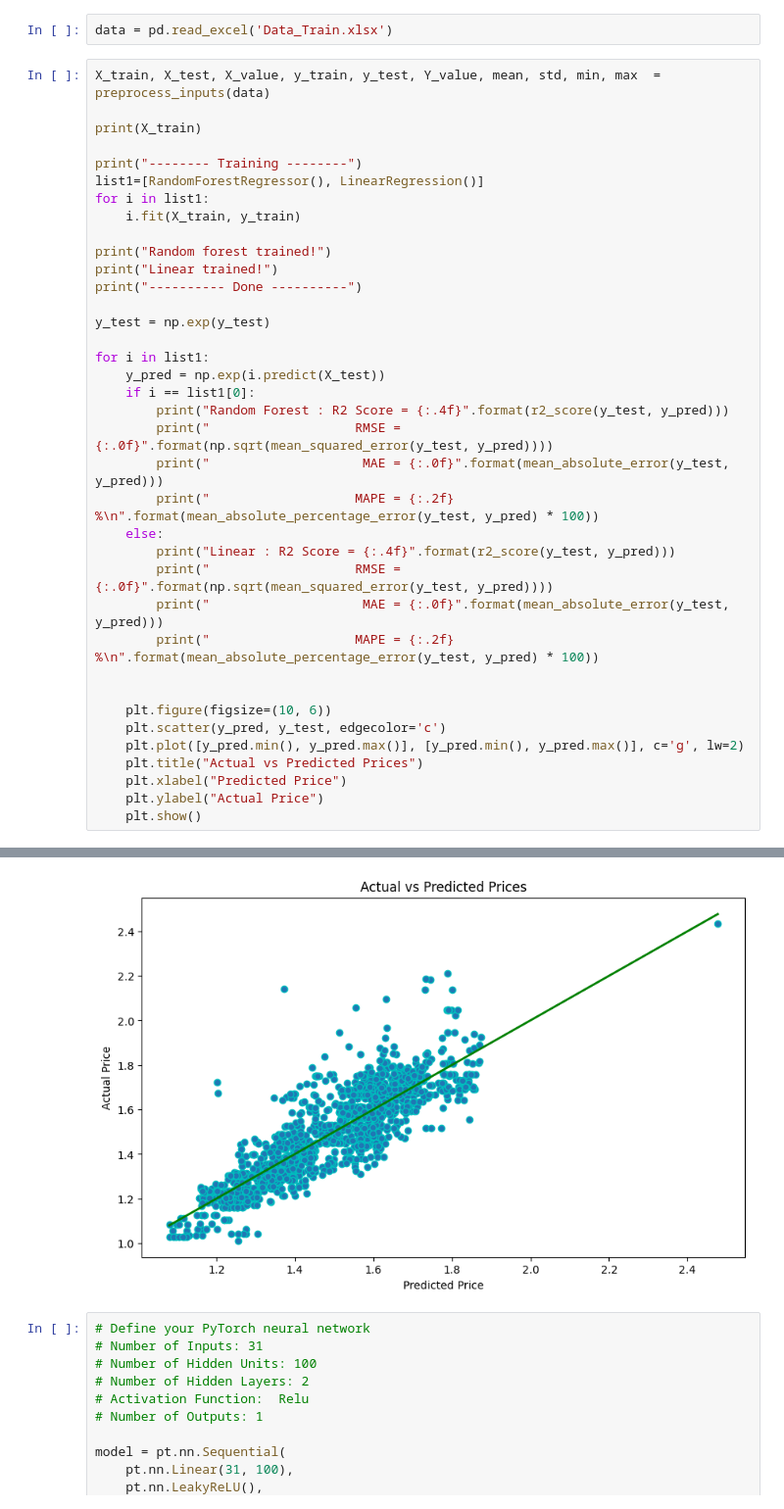
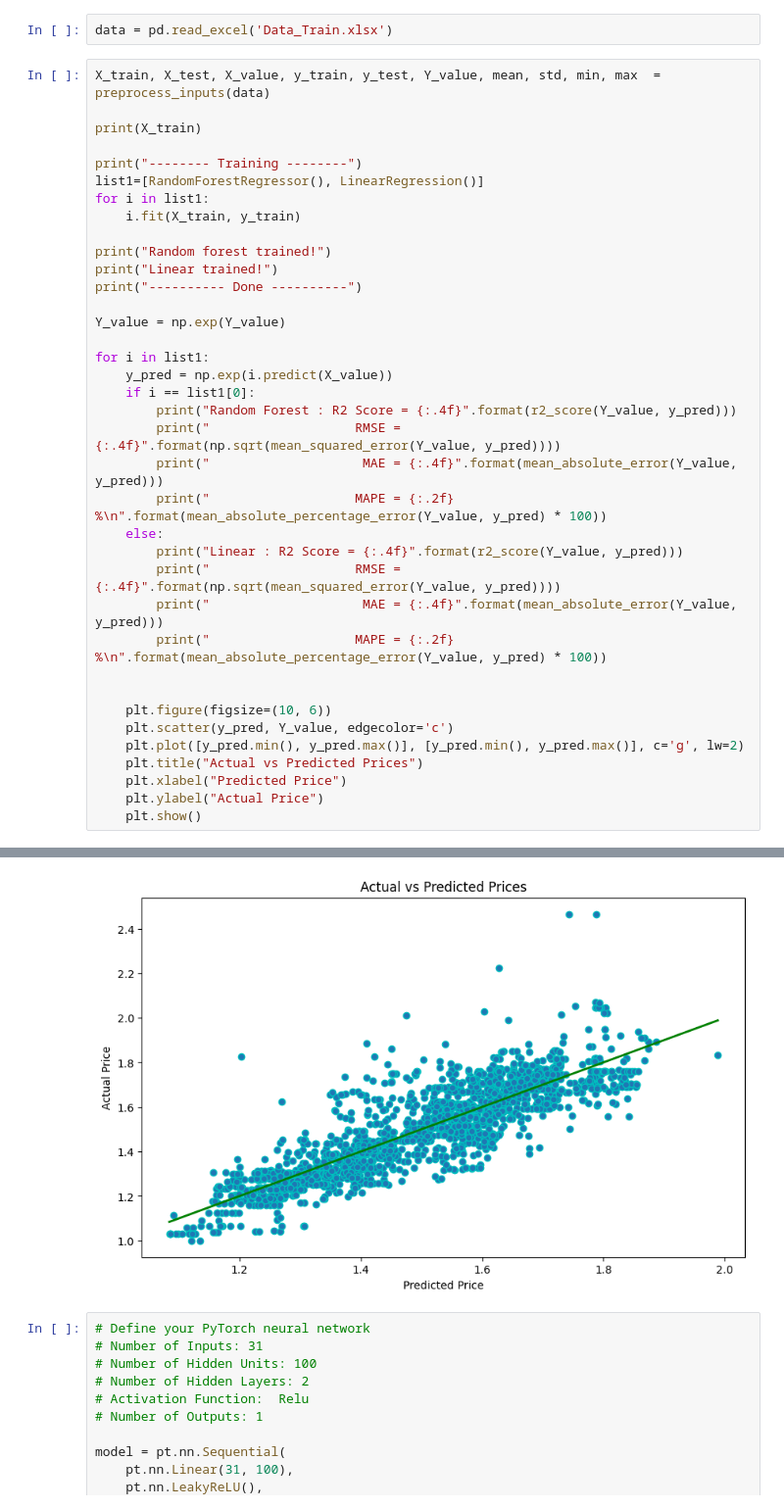
Before and after one commit to elifcenesiz/cs464_project, a Jupyter notebook: CS464 Project Progress2-Copy1.ipynb, the cells around one changed output, grey strips where cells are left out. Shown: that part at 98% size. Cells and saved outputs as stored; diff of their text form.

```diff
--- a/CS464 Project Progress2-Copy1.ipynb
+++ b/CS464 Project Progress2-Copy1.ipynb
@@ -99,24 +99,24 @@ print("Random forest trained!")
 print("Linear trained!")
 print("---------- Done ----------")
 
-y_test = np.exp(y_test)
+Y_value = np.exp(Y_value)
 
 for i in list1:
-    y_pred = np.exp(i.predict(X_test))
+    y_pred = np.exp(i.predict(X_value))
     if i == list1[0]:
-        print("Random Forest : R2 Score = {:.4f}".format(r2_score(y_test, y_pred)))
-        print("                   RMSE = {:.0f}".format(np.sqrt(mean_squared_error(y_test, y_pred))))
-        print("                    MAE = {:.0f}".format(mean_absolute_error(y_test, y_pred)))
-        print("                   MAPE = {:.2f} %\n".format(mean_absolute_percentage_error(y_test, y_pred) * 100))
+        print("Random Forest : R2 Score = {:.4f}".format(r2_score(Y_value, y_pred)))
+        print("                   RMSE = {:.4f}".format(np.sqrt(mean_squared_error(Y_value, y_pred))))
+        print("                    MAE = {:.4f}".format(mean_absolute_error(Y_value, y_pred)))
+        print("                   MAPE = {:.2f} %\n".format(mean_absolute_percentage_error(Y_value, y_pred) * 100))
     else:
-        print("Linear : R2 Score = {:.4f}".format(r2_score(y_test, y_pred)))
-        print("                   RMSE = {:.0f}".format(np.sqrt(mean_squared_error(y_test, y_pred))))
-        print("                    MAE = {:.0f}".format(mean_absolute_error(y_test, y_pred)))
-        print("                   MAPE = {:.2f} %\n".format(mean_absolute_percentage_error(y_test, y_pred) * 100))
+        print("Linear : R2 Score = {:.4f}".format(r2_score(Y_value, y_pred)))
+        print("                   RMSE = {:.4f}".format(np.sqrt(mean_squared_error(Y_value, y_pred))))
+        print("                    MAE = {:.4f}".format(mean_absolute_error(Y_value, y_pred)))
+        print("                   MAPE = {:.2f} %\n".format(mean_absolute_percentage_error(Y_value, y_pred) * 100))
 
 
     plt.figure(figsize=(10, 6))
-    plt.scatter(y_pred, y_test, edgecolor='c')
+    plt.scatter(y_pred, Y_value, edgecolor='c')
     plt.plot([y_pred.min(), y_pred.max()], [y_pred.min(), y_pred.max()], c='g', lw=2)
     plt.title("Actual vs Predicted Prices")
     plt.xlabel("Predicted Price")
@@ -148,4 +148,4 @@ Linear : R2 Score = 0.7506
-[figure, old version]
+[figure, new version]
 # %%
 # Define your PyTorch neural network
 # Number of Inputs: 31
```
Also changed, not shown: parts of 1 cell of this notebook, 10 other files.
